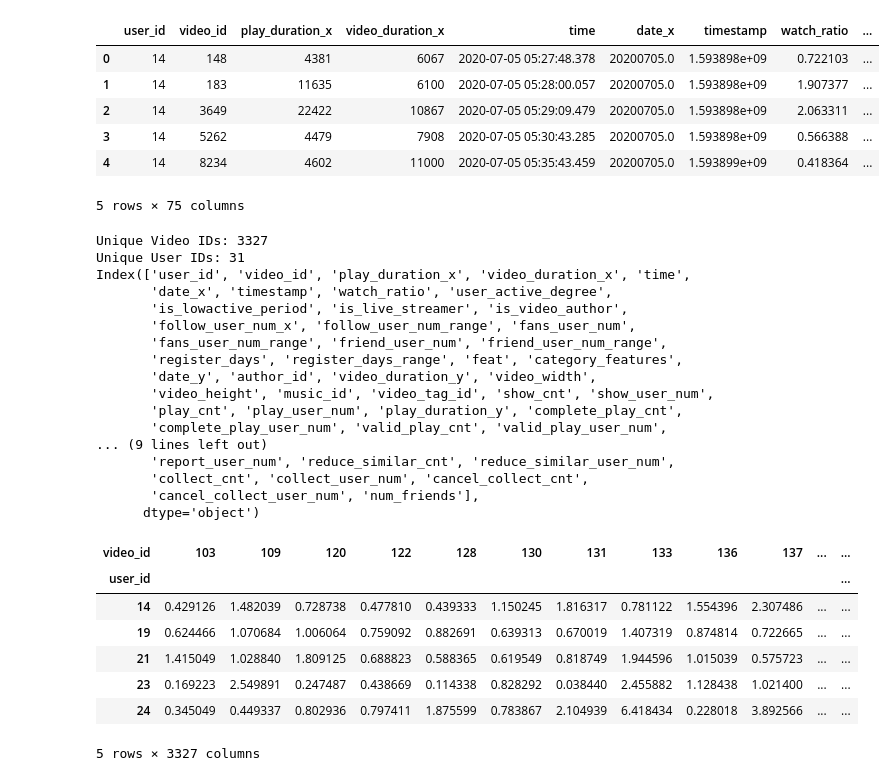
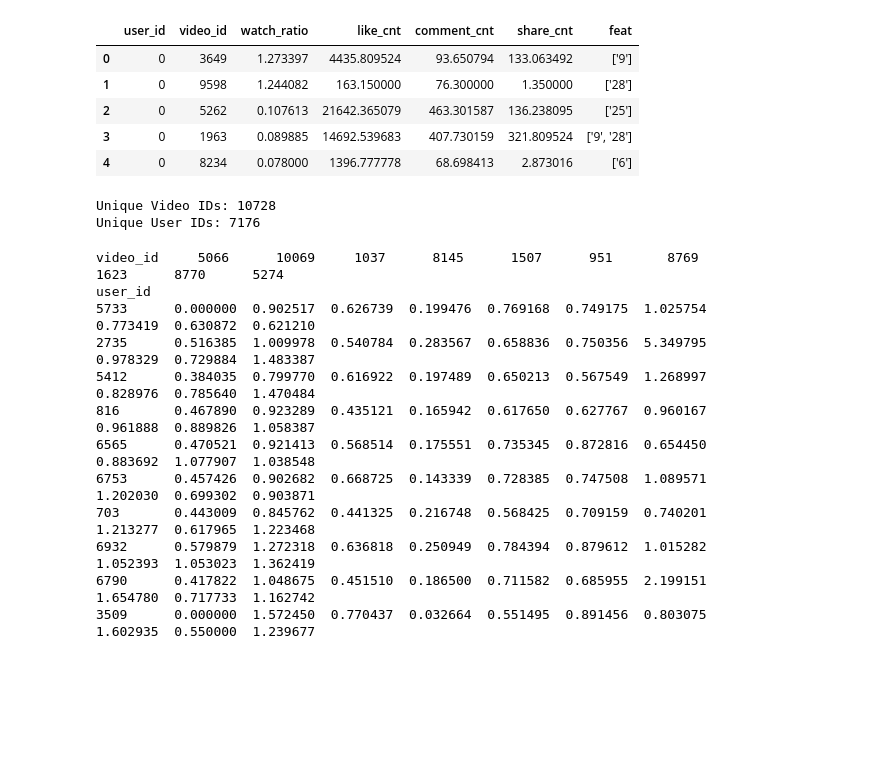
Before and after one commit to aygoun/FinalProject_2025_Armand_BLIN, a Jupyter notebook: notebooks/02_finding_feature_eng.ipynb, the cells around one changed output. Cells and saved outputs as stored; diff of their text form; code cells hidden in the pictures; blank space fills up the shorter version.

```diff
--- a/notebooks/02_finding_feature_eng.ipynb
+++ b/notebooks/02_finding_feature_eng.ipynb
@@ -1,51 +1,51 @@
 # %%
 # Import merged df
 import pandas as pd
-merged = pd.read_csv('../data/test/merged_small.csv')
+merged = pd.read_csv('../data/processed/train_merged.csv')
 
 display(merged.head())
 print("Unique Video IDs:", merged["video_id"].nunique())
 print("Unique User IDs:", merged["user_id"].nunique())
 # %% [output]
-|  | user_id | video_id | play_duration_x | video_duration_x | time | date_x | timestamp | watch_ratio | ... |
-| 0 | 14 | 148 | 4381 | 6067 | 2020-07-05 05:27:48.378 | 20200705.0 | 1.593898e+09 | 0.722103 | ... |
-| 1 | 14 | 183 | 11635 | 6100 | 2020-07-05 05:28:00.057 | 20200705.0 | 1.593898e+09 | 1.907377 | ... |
-| 2 | 14 | 3649 | 22422 | 10867 | 2020-07-05 05:29:09.479 | 20200705.0 | 1.593898e+09 | 2.063311 | ... |
-| 3 | 14 | 5262 | 4479 | 7908 | 2020-07-05 05:30:43.285 | 20200705.0 | 1.593898e+09 | 0.566388 | ... |
-| 4 | 14 | 8234 | 4602 | 11000 | 2020-07-05 05:35:43.459 | 20200705.0 | 1.593899e+09 | 0.418364 | ... |
+|  | user_id | video_id | watch_ratio | like_cnt | comment_cnt | share_cnt | feat |
+| 0 | 0 | 3649 | 1.273397 | 4435.809524 | 93.650794 | 133.063492 | ['9'] |
+| 1 | 0 | 9598 | 1.244082 | 163.150000 | 76.300000 | 1.350000 | ['28'] |
+| 2 | 0 | 5262 | 0.107613 | 21642.365079 | 463.301587 | 136.238095 | ['25'] |
+| 3 | 0 | 1963 | 0.089885 | 14692.539683 | 407.730159 | 321.809524 | ['9', '28'] |
+| 4 | 0 | 8234 | 0.078000 | 1396.777778 | 68.698413 | 2.873016 | ['6'] |
-5 rows × 75 columns
+Unique Video IDs: 10728
+Unique User IDs: 7176
-Unique Video IDs: 3327
-Unique User IDs: 31
-Index(['user_id', 'video_id', 'play_duration_x', 'video_duration_x', 'time',
-       'date_x', 'timestamp', 'watch_ratio', 'user_active_degree',
-       'is_lowactive_period', 'is_live_streamer', 'is_video_author',
-       'follow_user_num_x', 'follow_user_num_range', 'fans_user_num',
-       'fans_user_num_range', 'friend_user_num', 'friend_user_num_range',
-       'register_days', 'register_days_range', 'feat', 'category_features',
-       'date_y', 'author_id', 'video_duration_y', 'video_width',
-       'video_height', 'music_id', 'video_tag_id', 'show_cnt', 'show_user_num',
-       'play_cnt', 'play_user_num', 'play_duration_y', 'complete_play_cnt',
-       'complete_play_user_num', 'valid_play_cnt', 'valid_play_user_num',
-... (9 lines left out)
-       'report_user_num', 'reduce_similar_cnt', 'reduce_similar_user_num',
-       'collect_cnt', 'collect_user_num', 'cancel_collect_cnt',
-       'cancel_collect_user_num', 'num_friends'],
-      dtype='object')
 # %%
 # Let's build a user-item matrix
 user_item_matrix = merged.pivot_table(
     index="user_id", columns="video_id", values="watch_ratio", fill_value=0
 )
-display(user_item_matrix.head())
+# Count non-zero entries per row (user) and column (video)
+non_zero_rows = (user_item_matrix != 0).sum(axis=1)
+non_zero_cols = (user_item_matrix != 0).sum(axis=0)
+
+# Select top N rows and columns with the most non-zero values
+top_users = non_zero_rows.sort_values(ascending=False).head(10).index
+top_videos = non_zero_cols.sort_values(ascending=False).head(10).index
+
+# Extract the submatrix
+dense_matrix = user_item_matrix.loc[top_users, top_videos]
+
+# Display the dense portion
+print(dense_matrix.to_string())
 # %% [output]
-| video_id | 103 | 109 | 120 | 122 | 128 | 130 | 131 | 133 | 136 | 137 | ... | ... |
-| user_id |  |  |  |  |  |  |  |  |  |  |  | ... |
-| 14 | 0.429126 | 1.482039 | 0.728738 | 0.477810 | 0.439333 | 1.150245 | 1.816317 | 0.781122 | 1.554396 | 2.307486 | ... | ... |
-| 19 | 0.624466 | 1.070684 | 1.006064 | 0.759092 | 0.882691 | 0.639313 | 0.670019 | 1.407319 | 0.874814 | 0.722665 | ... | ... |
-| 21 | 1.415049 | 1.028840 | 1.809125 | 0.688823 | 0.588365 | 0.619549 | 0.818749 | 1.944596 | 1.015039 | 0.575723 | ... | ... |
-| 23 | 0.169223 | 2.549891 | 0.247487 | 0.438669 | 0.114338 | 0.828292 | 0.038440 | 2.455882 | 1.128438 | 1.021400 | ... | ... |
-| 24 | 0.345049 | 0.449337 | 0.802936 | 0.797411 | 1.875599 | 0.783867 | 2.104939 | 6.418434 | 0.228018 | 3.892566 | ... | ... |
-5 rows × 3327 columns
+video_id     5066      10069     1037      8145      1507      951       8769      1623      8770      5274
+user_id
+5733      0.000000  0.902517  0.626739  0.199476  0.769168  0.749175  1.025754  0.773419  0.630872  0.621210
+2735      0.516385  1.009978  0.540784  0.283567  0.658836  0.750356  5.349795  0.978329  0.729884  1.483387
+5412      0.384035  0.799770  0.616922  0.197489  0.650213  0.567549  1.268997  0.828976  0.785640  1.470484
+816       0.467890  0.923289  0.435121  0.165942  0.617650  0.627767  0.960167  0.961888  0.889826  1.058387
+6565      0.470521  0.921413  0.568514  0.175551  0.735345  0.872816  0.654450  0.883692  1.077907  1.038548
+6753      0.457426  0.902682  0.668725  0.143339  0.728385  0.747508  1.089571  1.202030  0.699302  0.903871
+703       0.443009  0.845762  0.441325  0.216748  0.568425  0.709159  0.740201  1.213277  0.617965  1.223468
+6932      0.579879  1.272318  0.636818  0.250949  0.784394  0.879612  1.015282  1.052393  1.053023  1.362419
+6790      0.417822  1.048675  0.451510  0.186500  0.711582  0.685955  2.199151  1.654780  0.717733  1.162742
+3509      0.000000  1.572450  0.770437  0.032664  0.551495  0.891456  0.803075  1.602935  0.550000  1.239677
 # %%
 # User-level aggregates
 user_agg = merged.groupby("user_id").agg(
```
Also changed, not shown: parts of 8 cells of this notebook, 1 other file.
